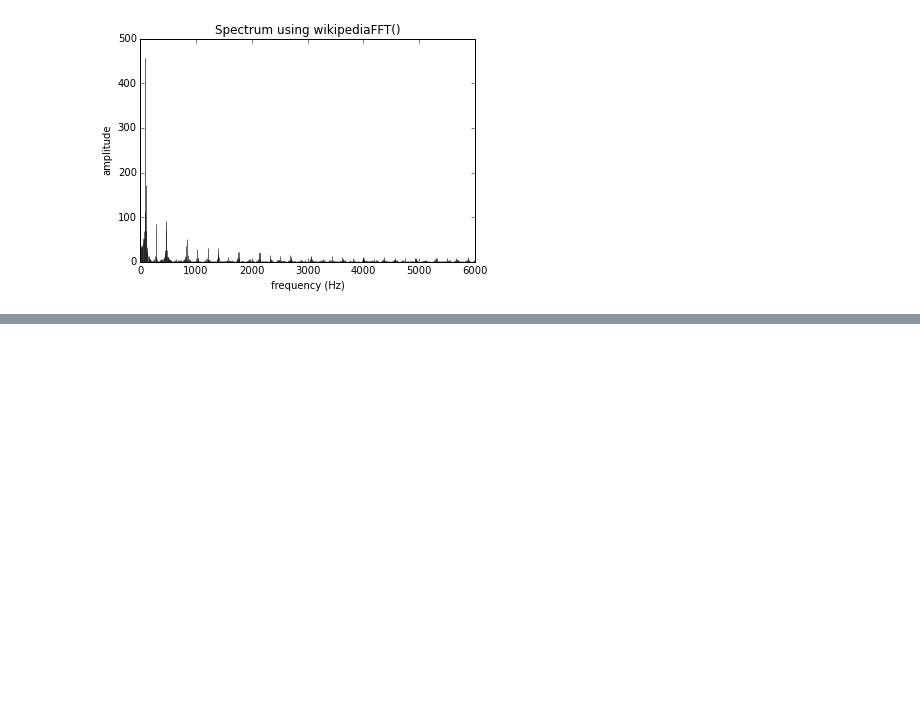
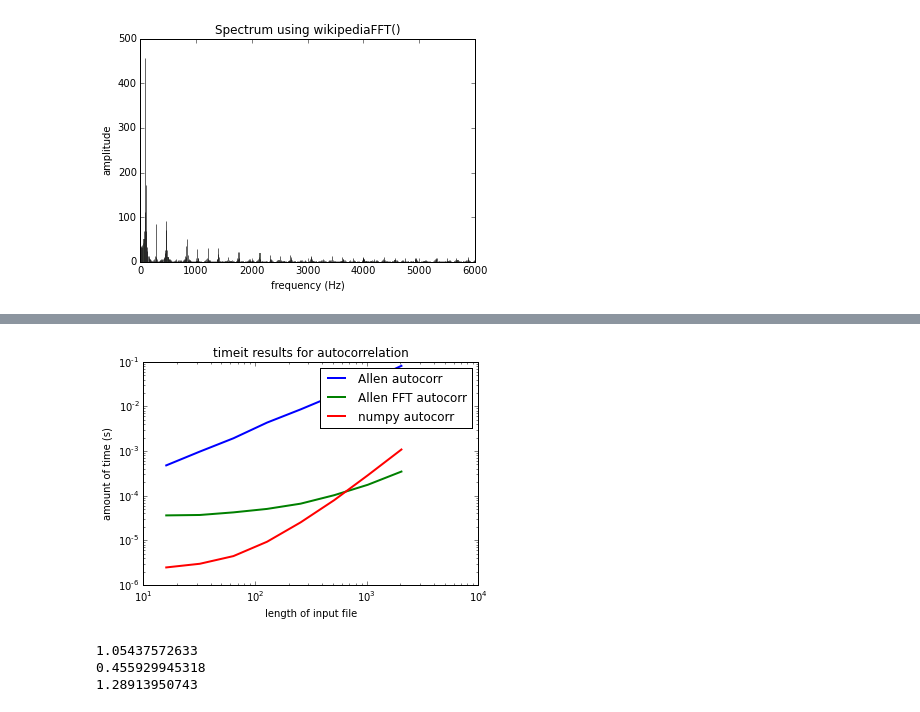
Before and after one commit to JiayingWei/ThinkDSP, a Jupyter notebook: code/ps04.ipynb, the cells around one changed output, grey strips where cells are left out. Drawn from its saved outputs; the diff is of its cells as text; code cells hidden in the pictures; blank space fills up the shorter version.

```diff
--- a/code/ps04.ipynb
+++ b/code/ps04.ipynb
@@ -146,0 +186,17 @@ ht the FFT it seems like I got a noisier version of the spectrum from thinkdsp,
+# %%
+signal = thinkdsp.UncorrelatedGaussianNoise()
+noise = signal.make_wave(duration=1.0)
+# %%
+ns = 2 ** numpy.arange(4, 12)    #different resolutions for the analysis
+print(ns)
+results1 = []
+results2 = []
+results3 = []
+for N in ns:    #N is the number of frequencies that will be found
+    ys = noise.ys[:N]
+    result1 = %timeit -o autocorr(thinkdsp.Wave(ys, noise.framerate))
+    result2 = %timeit -o fft_autocorr(ys)
+    result3 = %timeit -o numpy.correlate(ys,ys,'same')
+    results1.append(result1)
+    results2.append(result2)
+    results3.append(result3)
@@ -146,0 +221,23 @@ ht the FFT it seems like I got a noisier version of the spectrum from thinkdsp,
+# %%
+bests1 = [result1.best for result1 in results1]
+bests2 = [result2.best for result2 in results2]
+bests3 = [result3.best for result3 in results3]
+# %%
+analyze1 = pyplot.plot(ns,bests1, label = 'Allen autocorr', linewidth=2.0)
+analyze2 = pyplot.plot(ns,bests2, label = 'Allen FFT autocorr',linewidth=2.0)
+scipydct = pyplot.plot(ns,bests3, label = 'numpy autocorr',linewidth=2.0)
+pyplot.legend(loc=2)
+thinkplot.config(title = "timeit results for autocorrelation", xlabel = 'length of input file', ylabel = 'amount of time (s)', xscale='log', yscale='log')
+# %% [output]
+[figure, added]
+# %%
+analyze1_n = scipy.stats.linregress(numpy.log(ns),numpy.log(bests1))
+analyze2_n = scipy.stats.linregress(numpy.log(ns),numpy.log(bests2))
+scipydct_n =  scipy.stats.linregress(numpy.log(ns),numpy.log(bests3))
+print(analyze1_n[0])
+print(analyze2_n[0])
+print(scipydct_n[0])
+# %% [output]
+1.05437572633
+0.455929945318
+1.28913950743
```
Also changed, not shown: parts of 5 cells of this notebook, 4 other files.
